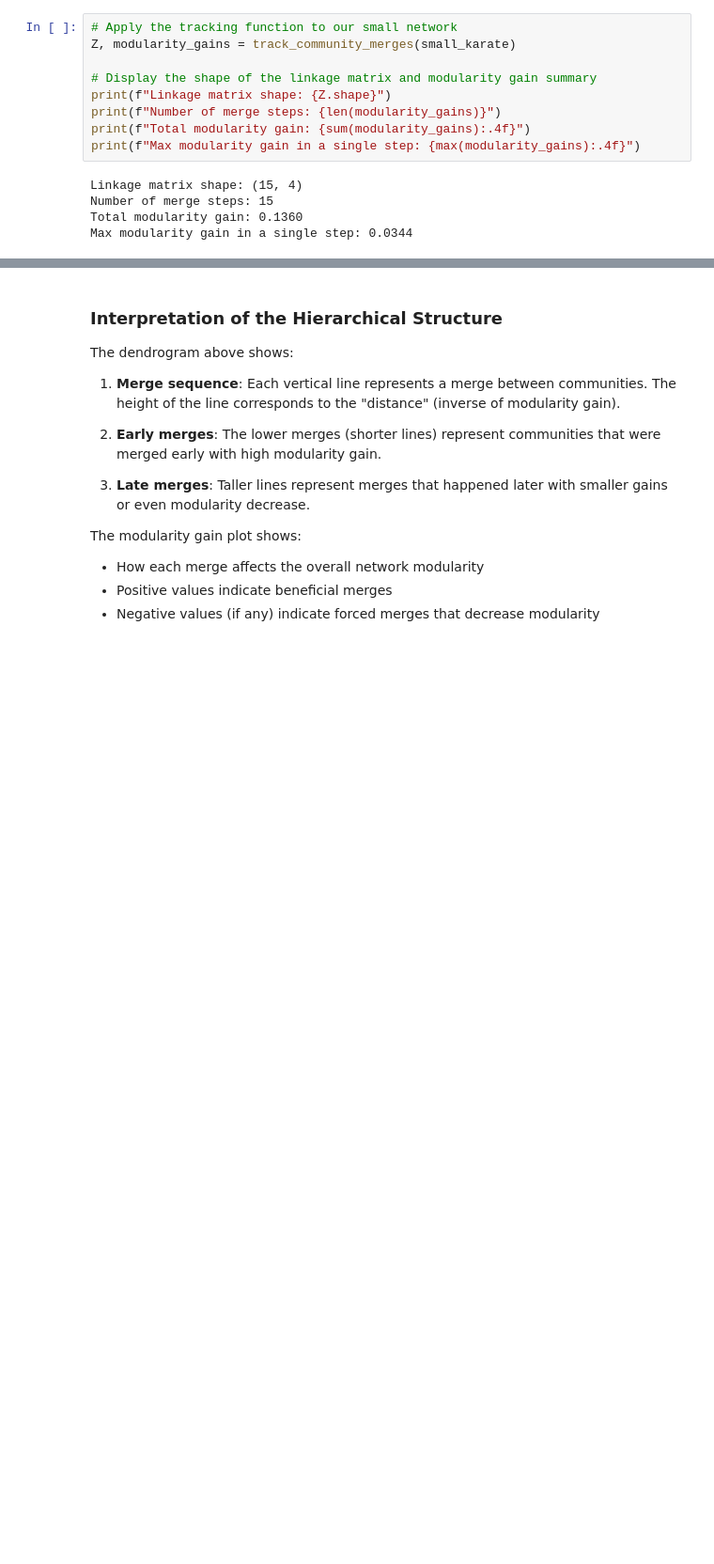
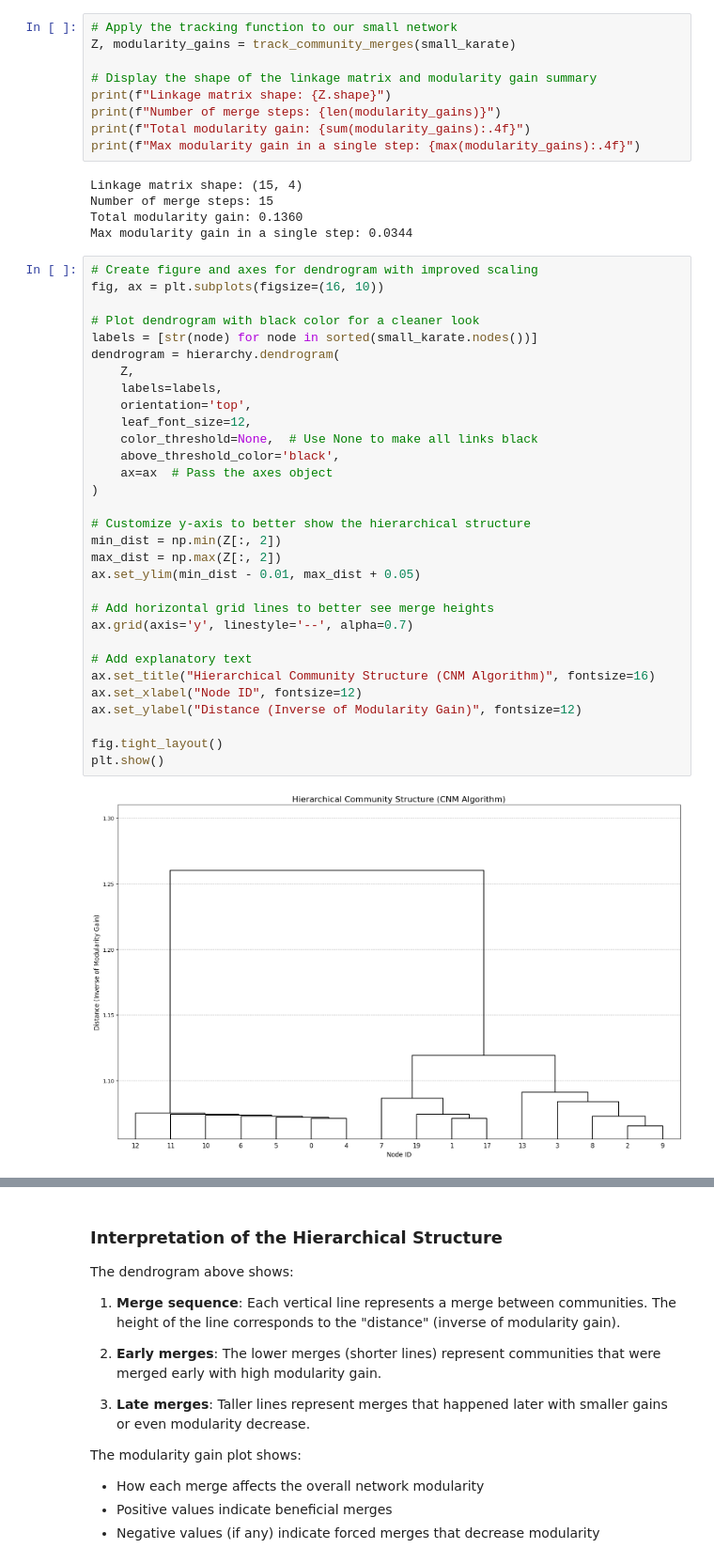
Before and after one commit to rschifan/avrc-2425, a Jupyter notebook: netsci/tutorials/src/17-clauset-newman-moore.ipynb, the cells around one changed output, grey strips where cells are left out. Shown at 94% size. Saved outputs shown, nothing was run; the diff lists cells and outputs as text; blank space fills up the shorter version.

```diff
--- a/netsci/tutorials/src/17-clauset-newman-moore.ipynb
+++ b/netsci/tutorials/src/17-clauset-newman-moore.ipynb
@@ -476,4 +362,37 @@ Linkage matrix shape: (15, 4)
 Number of merge steps: 15
 Total modularity gain: 0.1360
 Max modularity gain in a single step: 0.0344
+# %%
+# Create figure and axes for dendrogram with improved scaling
+fig, ax = plt.subplots(figsize=(16, 10))
+
+# Plot dendrogram with black color for a cleaner look
+labels = [str(node) for node in sorted(small_karate.nodes())]
+dendrogram = hierarchy.dendrogram(
+    Z,
+    labels=labels,
+    orientation='top',
+    leaf_font_size=12,
+    color_threshold=None,  # Use None to make all links black
+    above_threshold_color='black',
+    ax=ax  # Pass the axes object
+)
+
+# Customize y-axis to better show the hierarchical structure
+min_dist = np.min(Z[:, 2])
+max_dist = np.max(Z[:, 2])
+ax.set_ylim(min_dist - 0.01, max_dist + 0.05)
+
+# Add horizontal grid lines to better see merge heights
+ax.grid(axis='y', linestyle='--', alpha=0.7)
+
+# Add explanatory text
+ax.set_title("Hierarchical Community Structure (CNM Algorithm)", fontsize=16)
+ax.set_xlabel("Node ID", fontsize=12)
+ax.set_ylabel("Distance (Inverse of Modularity Gain)", fontsize=12)
+
+fig.tight_layout()
+plt.show()
+# %% [output]
+[figure, added]
 # %%
```
Also changed, not shown: parts of 17 cells of this notebook, 8 other files.
